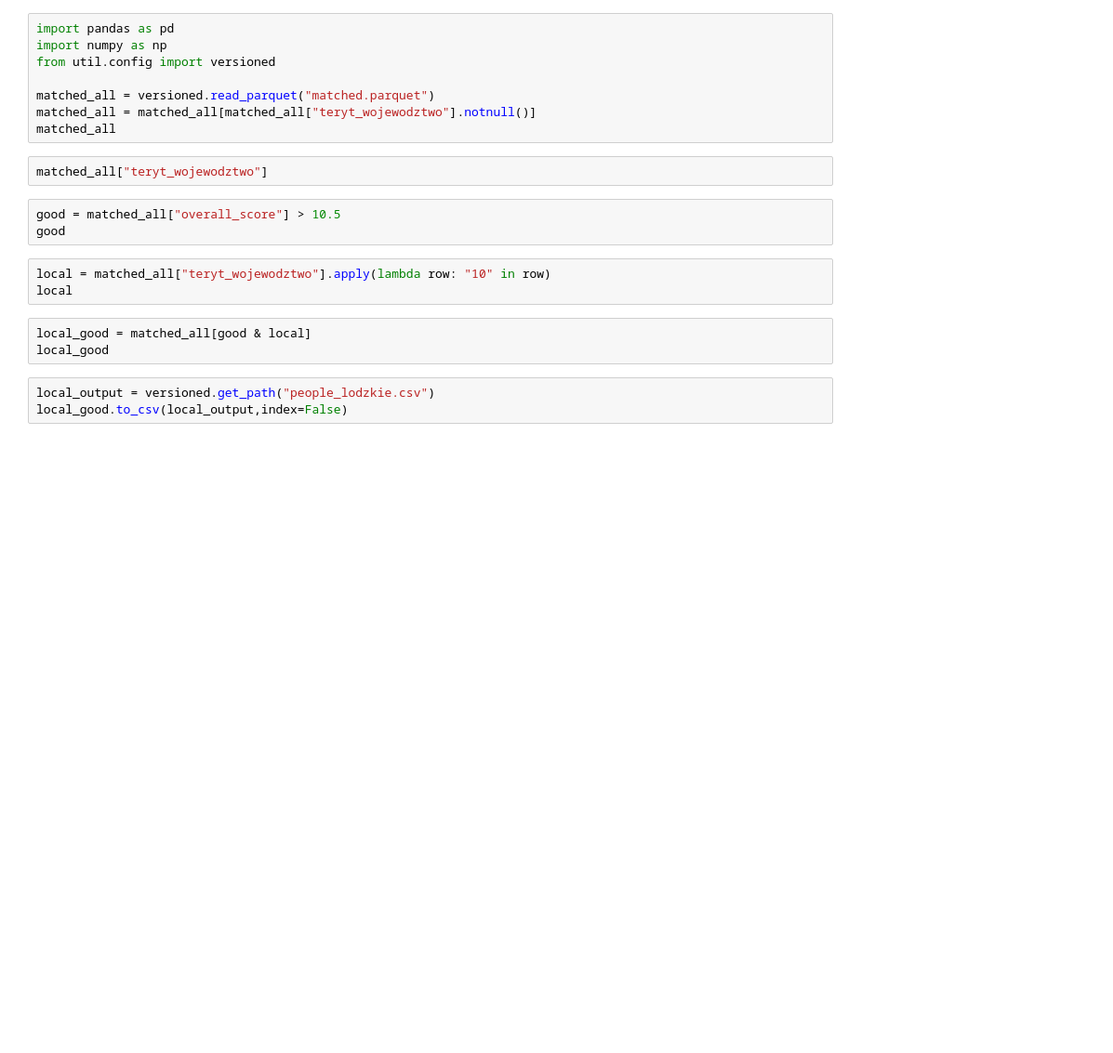
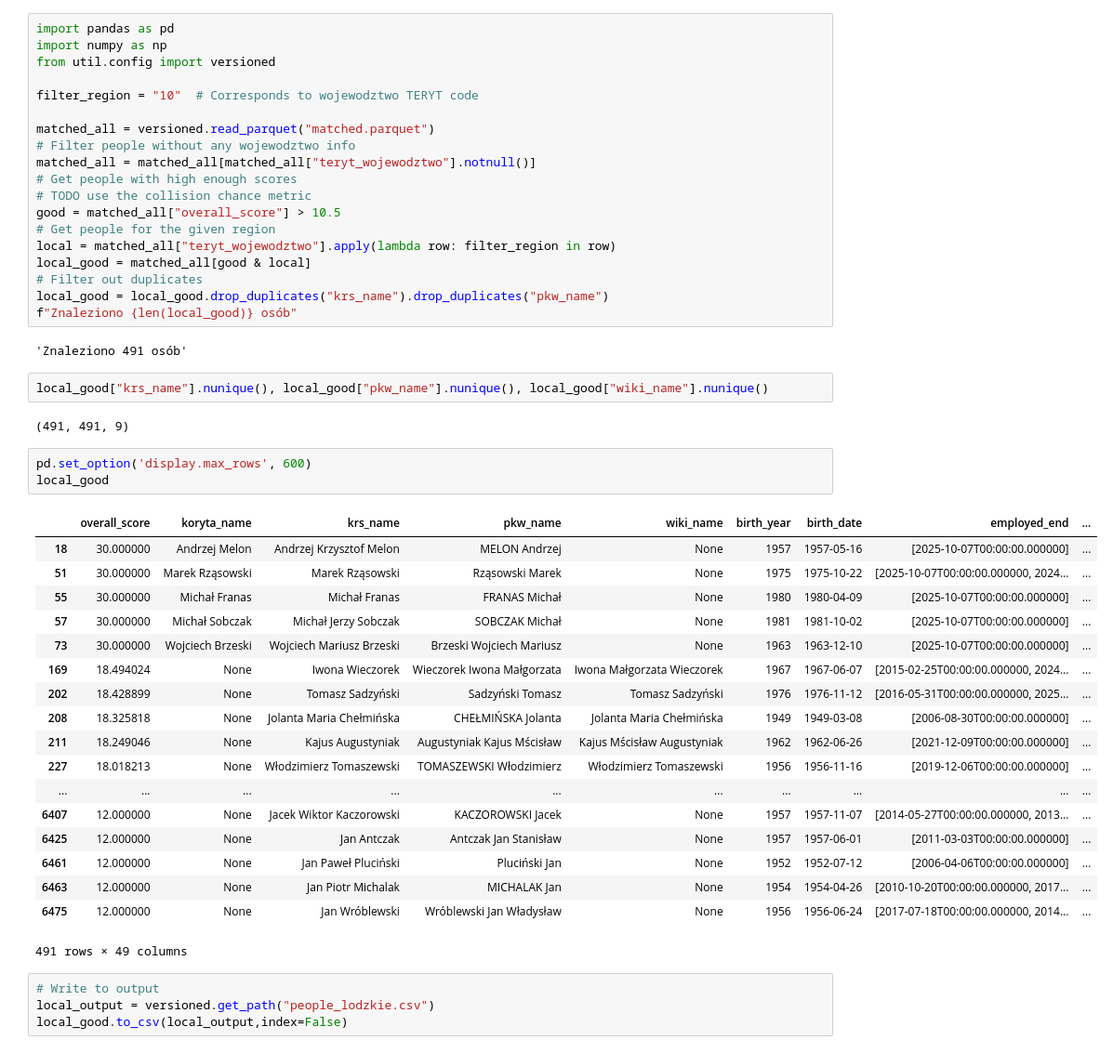
Before and after one commit to SzymonPajzert/koryta, a Jupyter notebook: data/scrapers/src/analysis/People's regions.ipynb, the cells around one changed output. Shown at 93% size. Saved outputs shown, nothing was run; the diff lists cells and outputs as text; blank space fills up the shorter version.

```diff
--- a/data/scrapers/src/analysis/People's regions.ipynb
+++ b/data/scrapers/src/analysis/People's regions.ipynb
@@ -3,20 +3,49 @@ import pandas as pd
 import numpy as np
 from util.config import versioned
 
+filter_region = "10"  # Corresponds to wojewodztwo TERYT code
+
 matched_all = versioned.read_parquet("matched.parquet")
+# Filter people without any wojewodztwo info
 matched_all = matched_all[matched_all["teryt_wojewodztwo"].notnull()]
-matched_all
+# Get people with high enough scores
+# TODO use the collision chance metric
+good = matched_all["overall_score"] > 10.5
+# Get people for the given region
+local = matched_all["teryt_wojewodztwo"].apply(lambda row: filter_region in row)
+local_good = matched_all[good & local]
+# Filter out duplicates
+local_good = local_good.drop_duplicates("krs_name").drop_duplicates("pkw_name")
+f"Znaleziono {len(local_good)} osób"
+# %% [output]
+'Znaleziono 491 osób'
+# %%
+local_good["krs_name"].nunique(), local_good["pkw_name"].nunique(), local_good["wiki_name"].nunique()
+# %% [output]
+(491, 491, 9)
 # %%
-matched_all["teryt_wojewodztwo"]
+pd.set_option('display.max_rows', 600)
+local_good
+# %% [output]
+|  | overall_score | koryta_name | krs_name | pkw_name | wiki_name | birth_year | birth_date | employed_end | ... |
+| 18 | 30.000000 | Andrzej Melon | Andrzej Krzysztof Melon | MELON Andrzej | None | 1957 | 1957-05-16 | [2025-10-07T00:00:00.000000] | ... |
+| 51 | 30.000000 | Marek Rząsowski | Marek Rząsowski | Rząsowski Marek | None | 1975 | 1975-10-22 | [2025-10-07T00:00:00.000000, 2024... | ... |
+| 55 | 30.000000 | Michał Franas | Michał Franas | FRANAS Michał | None | 1980 | 1980-04-09 | [2025-10-07T00:00:00.000000] | ... |
+| 57 | 30.000000 | Michał Sobczak | Michał Jerzy Sobczak | SOBCZAK Michał | None | 1981 | 1981-10-02 | [2025-10-07T00:00:00.000000] | ... |
+| 73 | 30.000000 | Wojciech Brzeski | Wojciech Mariusz Brzeski | Brzeski Wojciech Mariusz | None | 1963 | 1963-12-10 | [2025-10-07T00:00:00.000000] | ... |
+| 169 | 18.494024 | None | Iwona Wieczorek | Wieczorek Iwona Małgorzata | Iwona Małgorzata Wieczorek | 1967 | 1967-06-07 | [2015-02-25T00:00:00.000000, 2024... | ... |
+| 202 | 18.428899 | None | Tomasz Sadzyński | Sadzyński Tomasz | Tomasz Sadzyński | 1976 | 1976-11-12 | [2016-05-31T00:00:00.000000, 2025... | ... |
+| 208 | 18.325818 | None | Jolanta Maria Chełmińska | CHEŁMIŃSKA Jolanta | Jolanta Maria Chełmińska | 1949 | 1949-03-08 | [2006-08-30T00:00:00.000000] | ... |
+| 211 | 18.249046 | None | Kajus Augustyniak | Augustyniak Kajus Mścisław | Kajus Mścisław Augustyniak | 1962 | 1962-06-26 | [2021-12-09T00:00:00.000000] | ... |
+| 227 | 18.018213 | None | Włodzimierz Tomaszewski | TOMASZEWSKI Włodzimierz | Włodzimierz Tomaszewski | 1956 | 1956-11-16 | [2019-12-06T00:00:00.000000] | ... |
+| ... | ... | ... | ... | ... | ... | ... | ... | ... | ... |
+| 6407 | 12.000000 | None | Jacek Wiktor Kaczorowski | KACZOROWSKI Jacek | None | 1957 | 1957-11-07 | [2014-05-27T00:00:00.000000, 2013... | ... |
+| 6425 | 12.000000 | None | Jan Antczak | Antczak Jan Stanisław | None | 1957 | 1957-06-01 | [2011-03-03T00:00:00.000000] | ... |
+| 6461 | 12.000000 | None | Jan Paweł Pluciński | Pluciński Jan | None | 1952 | 1952-07-12 | [2006-04-06T00:00:00.000000] | ... |
+| 6463 | 12.000000 | None | Jan Piotr Michalak | MICHALAK Jan | None | 1954 | 1954-04-26 | [2010-10-20T00:00:00.000000, 2017... | ... |
+| 6475 | 12.000000 | None | Jan Wróblewski | Wróblewski Jan Władysław | None | 1956 | 1956-06-24 | [2017-07-18T00:00:00.000000, 2014... | ... |
+491 rows × 49 columns
-# %%
-good = matched_all["overall_score"] > 10.5
-good
-# %%
-local = matched_all["teryt_wojewodztwo"].apply(lambda row: "10" in row)
-local
-# %%
-local_good = matched_all[good & local]
-local_good
 # %%
+# Write to output
 local_output = versioned.get_path("people_lodzkie.csv")
 local_good.to_csv(local_output,index=False)
```
Also changed, not shown: 2 other files.
